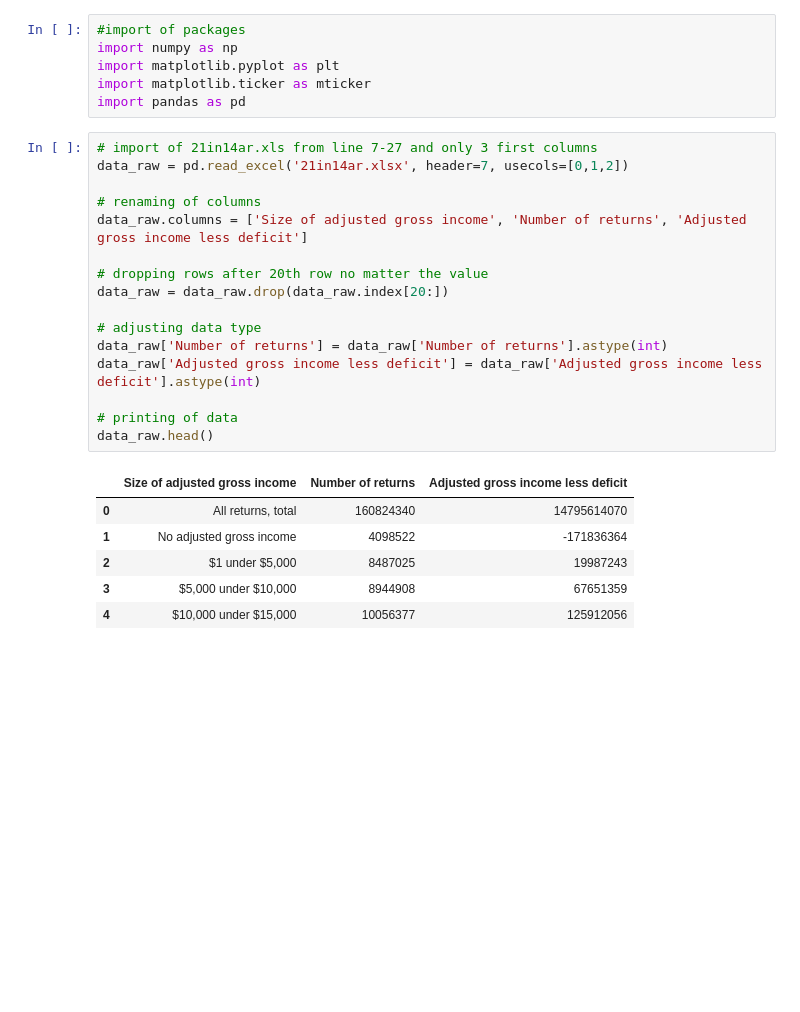
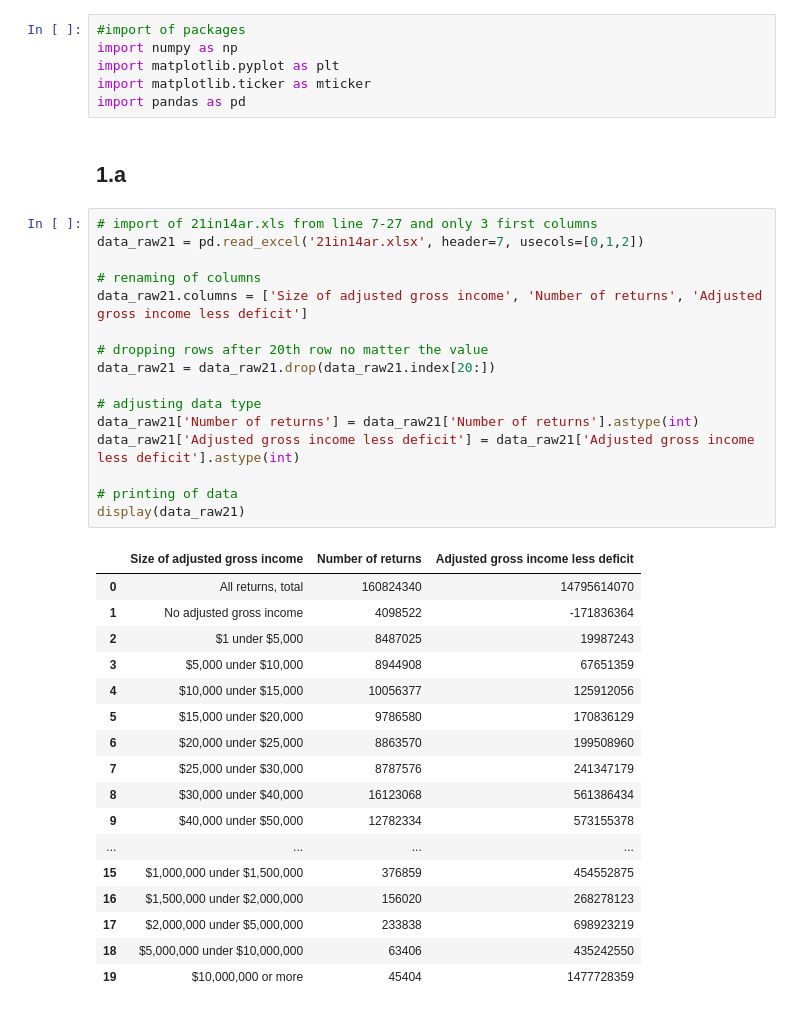
Before and after one commit to johanoelgaard/ECON230B, a Jupyter notebook: Assignment 1/Assignment I.ipynb, the cells around one changed output. Cells and saved outputs as stored; diff of their text form; blank space fills up the shorter version.

```diff
--- a/Assignment 1/Assignment I.ipynb
+++ b/Assignment 1/Assignment I.ipynb
@@ -4,27 +4,40 @@ import numpy as np
 import matplotlib.pyplot as plt
 import matplotlib.ticker as mticker
 import pandas as pd
+# %% [markdown]
+## 1.a
 # %%
 # import of 21in14ar.xls from line 7-27 and only 3 first columns
-data_raw = pd.read_excel('21in14ar.xlsx', header=7, usecols=[0,1,2])
+data_raw21 = pd.read_excel('21in14ar.xlsx', header=7, usecols=[0,1,2])
 
 # renaming of columns
-data_raw.columns = ['Size of adjusted gross income', 'Number of returns', 'Adjusted gross income less deficit']
+data_raw21.columns = ['Size of adjusted gross income', 'Number of returns', 'Adjusted gross income less deficit']
 
 # dropping rows after 20th row no matter the value
-data_raw = data_raw.drop(data_raw.index[20:])
+data_raw21 = data_raw21.drop(data_raw21.index[20:])
 
 # adjusting data type
-data_raw['Number of returns'] = data_raw['Number of returns'].astype(int)
-data_raw['Adjusted gross income less deficit'] = data_raw['Adjusted gross income less deficit'].astype(int)
+data_raw21['Number of returns'] = data_raw21['Number of returns'].astype(int)
+data_raw21['Adjusted gross income less deficit'] = data_raw21['Adjusted gross income less deficit'].astype(int)
 
 # printing of data
-data_raw.head()
+display(data_raw21)
 # %% [output]
 |  | Size of adjusted gross income | Number of returns | Adjusted gross income less deficit |
 | 0 | All returns, total | 160824340 | 14795614070 |
 | 1 | No adjusted gross income | 4098522 | -171836364 |
 | 2 | $1 under $5,000 | 8487025 | 19987243 |
 | 3 | $5,000 under $10,000 | 8944908 | 67651359 |
 | 4 | $10,000 under $15,000 | 10056377 | 125912056 |
+| 5 | $15,000 under $20,000 | 9786580 | 170836129 |
+| 6 | $20,000 under $25,000 | 8863570 | 199508960 |
+| 7 | $25,000 under $30,000 | 8787576 | 241347179 |
+| 8 | $30,000 under $40,000 | 16123068 | 561386434 |
+| 9 | $40,000 under $50,000 | 12782334 | 573155378 |
+| ... | ... | ... | ... |
+| 15 | $1,000,000 under $1,500,000 | 376859 | 454552875 |
+| 16 | $1,500,000 under $2,000,000 | 156020 | 268278123 |
+| 17 | $2,000,000 under $5,000,000 | 233838 | 698923219 |
+| 18 | $5,000,000 under $10,000,000 | 63406 | 435242550 |
+| 19 | $10,000,000 or more | 45404 | 1477728359 |
 # %%
```
Also changed, not shown: parts of 12 cells of this notebook, 6 other files.
